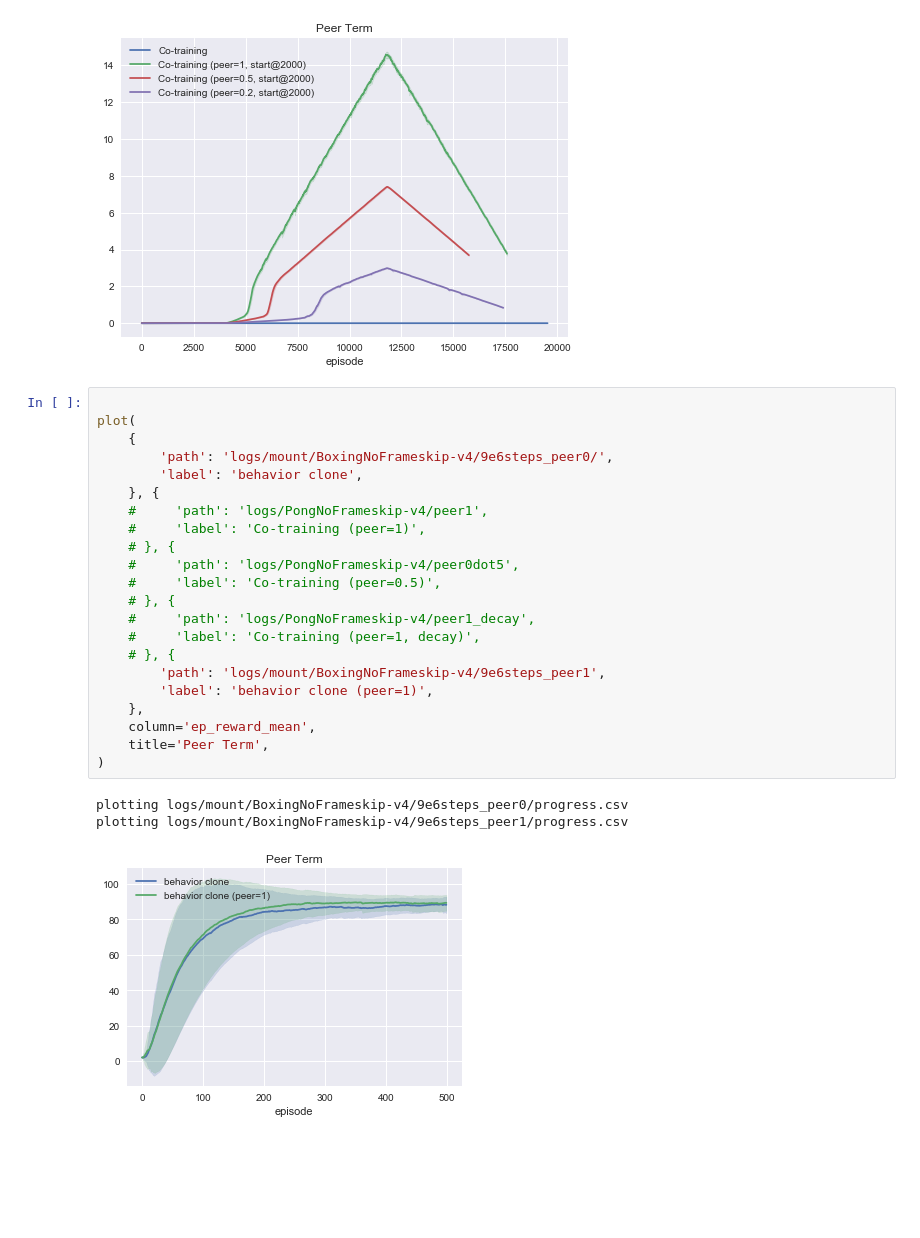
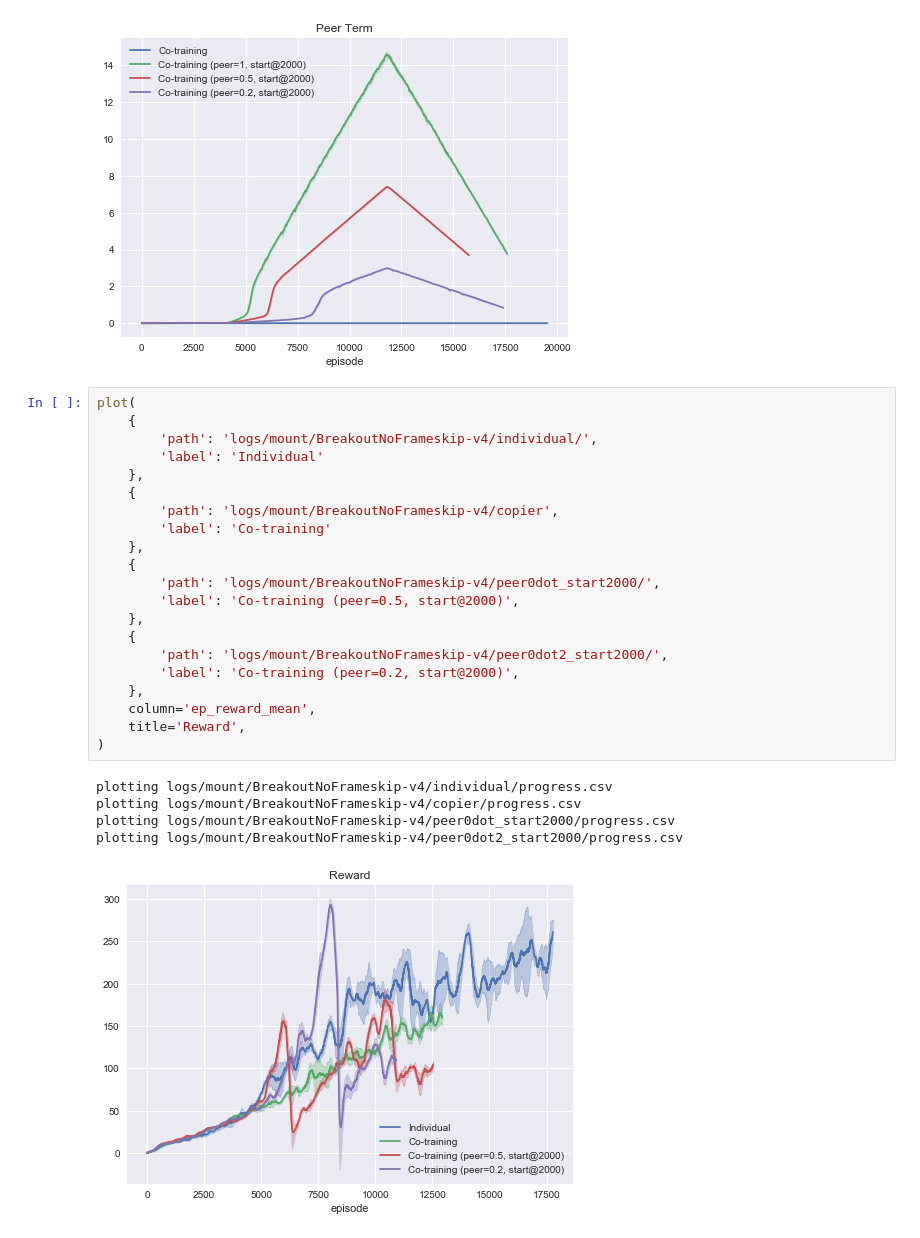
Before and after one commit to gohsyi/peer_bc_ct, a Jupyter notebook: plotter.ipynb, the cells around one changed output. Drawn from its saved outputs; the diff is of its cells as text; blank space fills up the shorter version.

```diff
--- a/plotter.ipynb
+++ b/plotter.ipynb
@@ -192,28 +303,29 @@ plotting logs/PongNoFrameskip-v4/peer0dot5_start2000/progress.csv
 plotting logs/PongNoFrameskip-v4/peer0dot2_start2000/progress.csv
 [figure]
 # %%
-
 plot(
     {
-        'path': 'logs/mount/BoxingNoFrameskip-v4/9e6steps_peer0/',
-        'label': 'behavior clone',
-    }, {
-    #     'path': 'logs/PongNoFrameskip-v4/peer1',
-    #     'label': 'Co-training (peer=1)',
-    # }, {
-    #     'path': 'logs/PongNoFrameskip-v4/peer0dot5',
-    #     'label': 'Co-training (peer=0.5)',
-    # }, {
-    #     'path': 'logs/PongNoFrameskip-v4/peer1_decay',
-    #     'label': 'Co-training (peer=1, decay)',
-    # }, {
-        'path': 'logs/mount/BoxingNoFrameskip-v4/9e6steps_peer1',
-        'label': 'behavior clone (peer=1)',
+        'path': 'logs/mount/BreakoutNoFrameskip-v4/individual/',
+        'label': 'Individual'
+    },
+    {
+        'path': 'logs/mount/BreakoutNoFrameskip-v4/copier',
+        'label': 'Co-training'
+    },
+    {
+        'path': 'logs/mount/BreakoutNoFrameskip-v4/peer0dot_start2000/',
+        'label': 'Co-training (peer=0.5, start@2000)',
+    },
+    {
+        'path': 'logs/mount/BreakoutNoFrameskip-v4/peer0dot2_start2000/',
+        'label': 'Co-training (peer=0.2, start@2000)',
     },
     column='ep_reward_mean',
-    title='Peer Term',
+    title='Reward',
 )
 # %% [output]
-plotting logs/mount/BoxingNoFrameskip-v4/9e6steps_peer0/progress.csv
-plotting logs/mount/BoxingNoFrameskip-v4/9e6steps_peer1/progress.csv
+plotting logs/mount/BreakoutNoFrameskip-v4/individual/progress.csv
+plotting logs/mount/BreakoutNoFrameskip-v4/copier/progress.csv
+plotting logs/mount/BreakoutNoFrameskip-v4/peer0dot_start2000/progress.csv
+plotting logs/mount/BreakoutNoFrameskip-v4/peer0dot2_start2000/progress.csv
-[figure, old version]
+[figure, new version]
```
Also changed, not shown: parts of 13 cells of this notebook, 2 other files.
